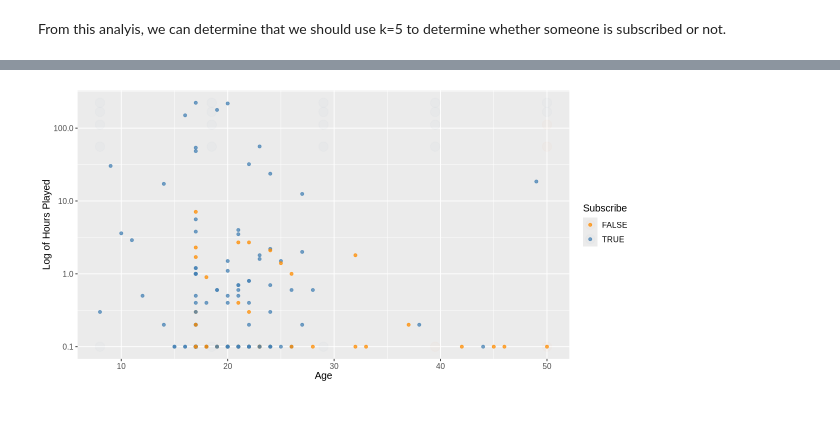
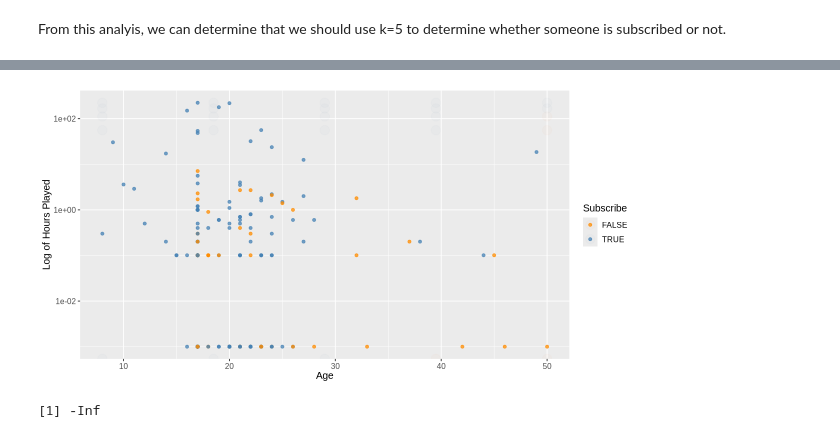
Before and after one commit to svipond2/dscigroupproject2, a Jupyter notebook: project2.ipynb, the cells around one changed output, grey strips where cells are left out. Drawn from its saved outputs; the diff is of its cells as text; code cells hidden in the pictures.

```diff
--- a/project2.ipynb
+++ b/project2.ipynb
@@ -205,7 +205,8 @@ From this analysis, we can see that if someone is under the age of 30 and played
 *Are we doing classification analysis still?*
 # %%
 players_fct <- players_select |>
-    mutate(subscribe = as_factor(subscribe))
+    mutate(subscribe = as_factor(subscribe))|>
+    filter(Age!="NA")
 # %%
 set.seed(1234)
 players_split <- initial_split(players_fct, prop=0.75, strata=subscribe)
@@ -292,7 +279,7 @@ prediction_plot <-
   ggplot() +
   geom_point(data = players_fct,
              mapping = aes(x = Age,
-                           y =played_hours,
+                           y =played_hours+0.001,
                            color = subscribe),
              alpha = 0.75) +
   geom_point(data = prediction_table,
@@ -301,7 +288,7 @@ prediction_plot <-
                            color = subscribe),
              alpha = 0.02,
              size = 5) +
-    scale_y_log10(oob = scales::squish_infinite)+
+    scale_y_log10()+
   labs(color = "Subscribe",
        x = "Age",
        y = "Log of Hours Played") +
@@ -320 +302,5 @@ Warning message:
-[figure, old version]
+[figure, new version]
+# %%
+log(0)
+# %% [output]
+[1] -Inf
```
Also changed, not shown: parts of 2 cells of this notebook.
